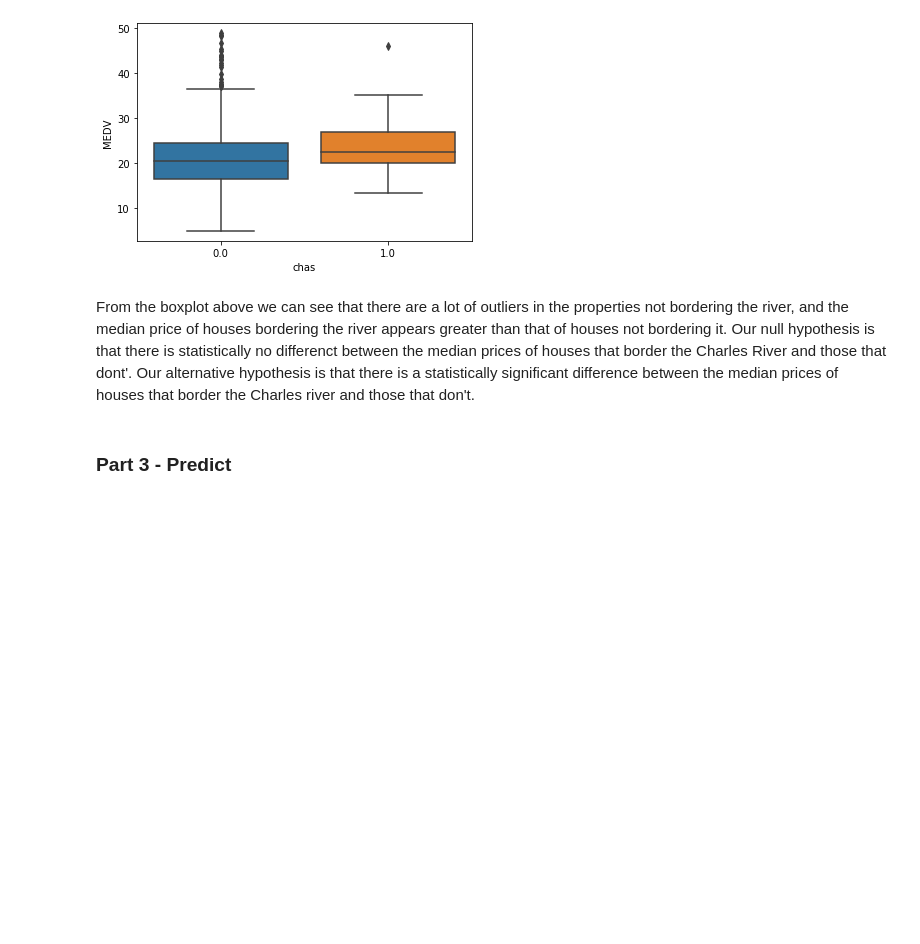
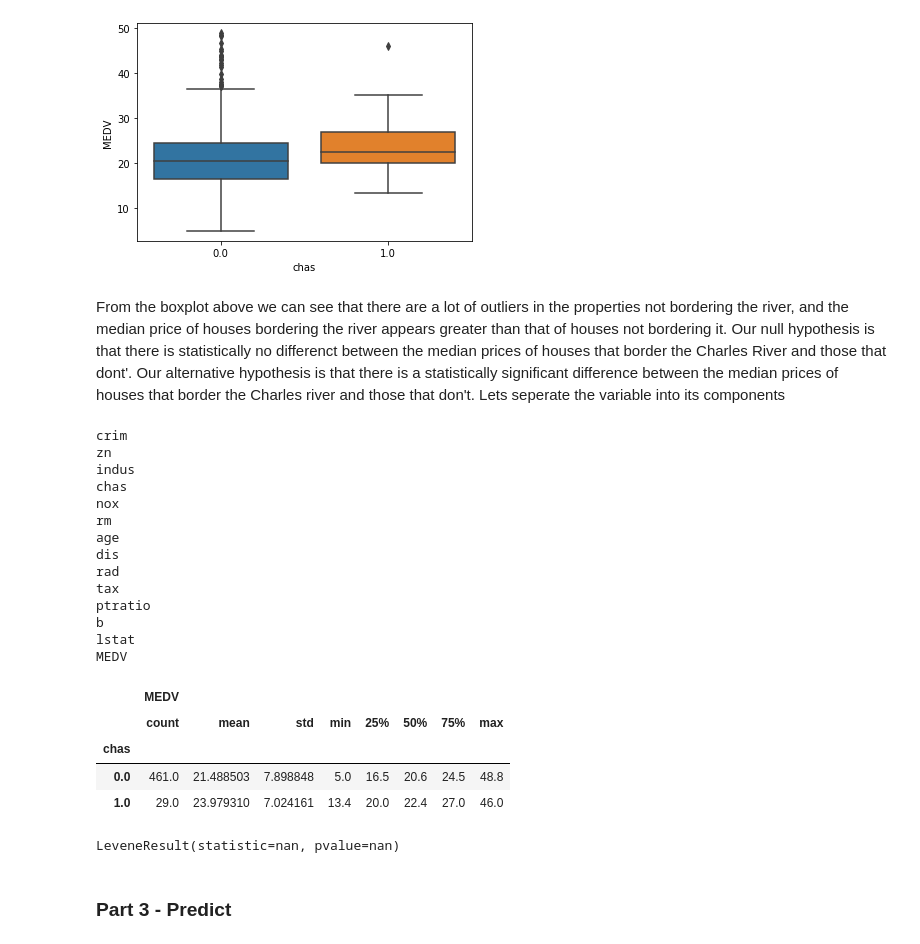
Before and after one commit to paulacduffy/machine-learning-assessment, a Jupyter notebook: The Boston Housing Dataset - An Analysis.ipynb, the cells around one changed output. Drawn from its saved outputs; the diff is of its cells as text; code cells hidden in the pictures; blank space fills up the shorter version.

Commit message:
added code to isolate charles river variable and target medv variable'

```diff
--- a/The Boston Housing Dataset - An Analysis.ipynb
+++ b/The Boston Housing Dataset - An Analysis.ipynb
@@ -172,4 +176,35 @@ sns.boxplot(x = "chas", y = "MEDV", data = df)
 [figure]
 # %% [markdown]
 From the boxplot above we can see that there are a lot of outliers in the properties not bordering the river, and the median price of houses bordering the river appears greater than that of houses not bordering it.
-Our null hypothesis is that there is statistically no differenct between the median prices of houses that border the Charles River and those that dont'. Our alternative hypothesis is that there is a statistically significant difference between the median prices of houses that border the Charles river and those that don't.
+Our null hypothesis is that there is statistically no differenct between the median prices of houses that border the Charles River and those that dont'. Our alternative hypothesis is that there is a statistically significant difference between the median prices of houses that border the Charles river and those that don't. Lets seperate the variable into its components
+# %%
+for col in df.columns:
+    print(col)
+df = df.drop(['crim','rm','dis','zn','indus','nox','age','rad','tax','ptratio','b','lstat'], axis =1)
+
+
+#group data in chas variable by 1 or 0, either bordering the river or not
+charles = df.groupby('chas')
+#look at this dataframe
+charles.describe().head()
+#isolate medv
+# %% [output]
+crim
+zn
+indus
+chas
+nox
+rm
+age
+dis
+rad
+tax
+ptratio
+b
+lstat
+MEDV
+|  | MEDV |  |  |  |  |  |  |  |
+|  | count | mean | std | min | 25% | 50% | 75% | max |
+| chas |  |  |  |  |  |  |  |  |
+| 0.0 | 461.0 | 21.488503 | 7.898848 | 5.0 | 16.5 | 20.6 | 24.5 | 48.8 |
+| 1.0 | 29.0 | 23.979310 | 7.024161 | 13.4 | 20.0 | 22.4 | 27.0 | 46.0 |
@@ -176,3 +217,7 @@ Our null hypothesis is that there is statistically no differenct between the med
+# %%
+st.levene(borders['MEDV'], nonborders['MEDV'])
+# %% [output]
+LeveneResult(statistic=nan, pvalue=nan)
 # %% [markdown]
 ### Part 3 - Predict
 # %% [markdown]
```
Also changed, not shown: parts of 4 cells of this notebook.
